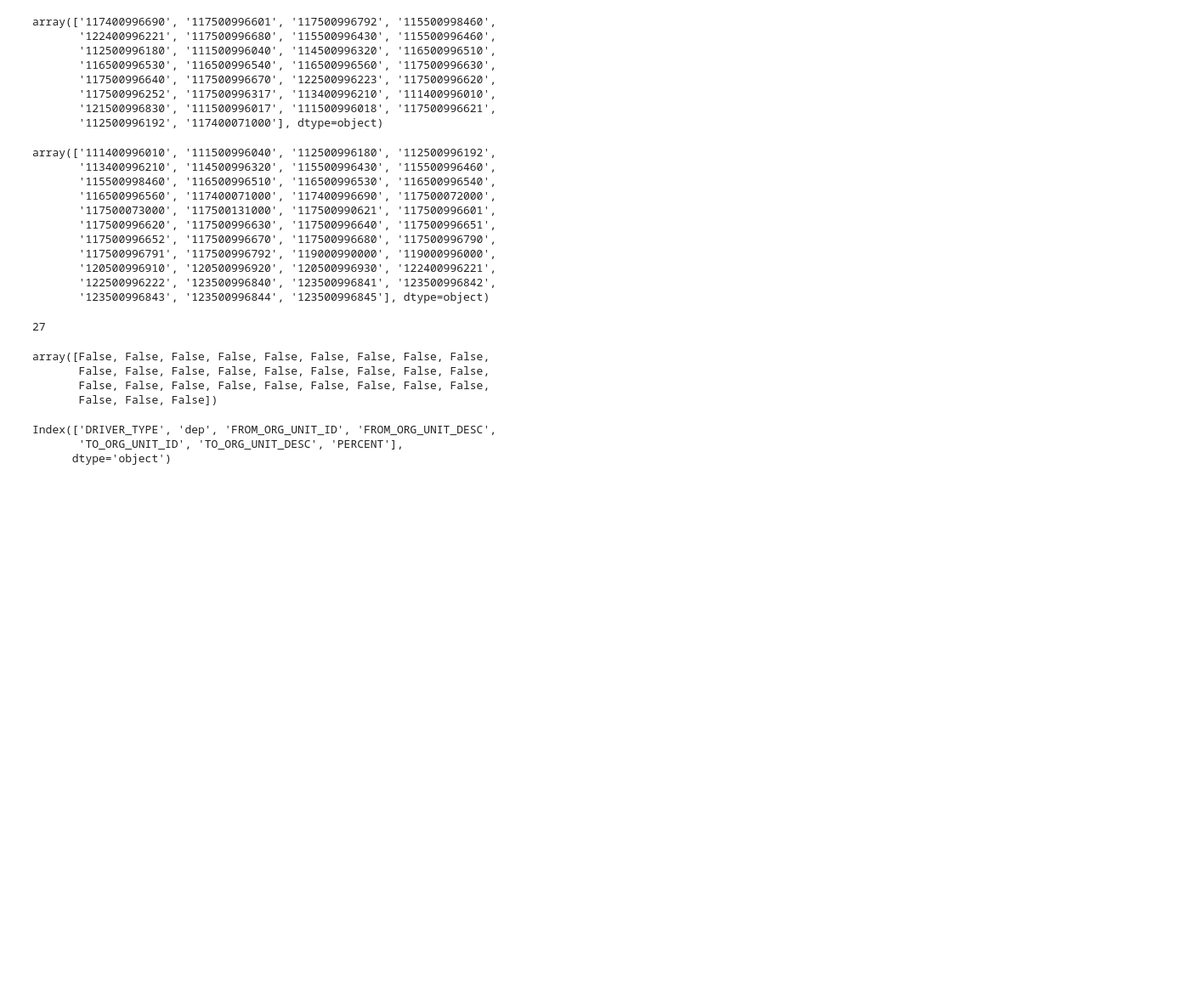
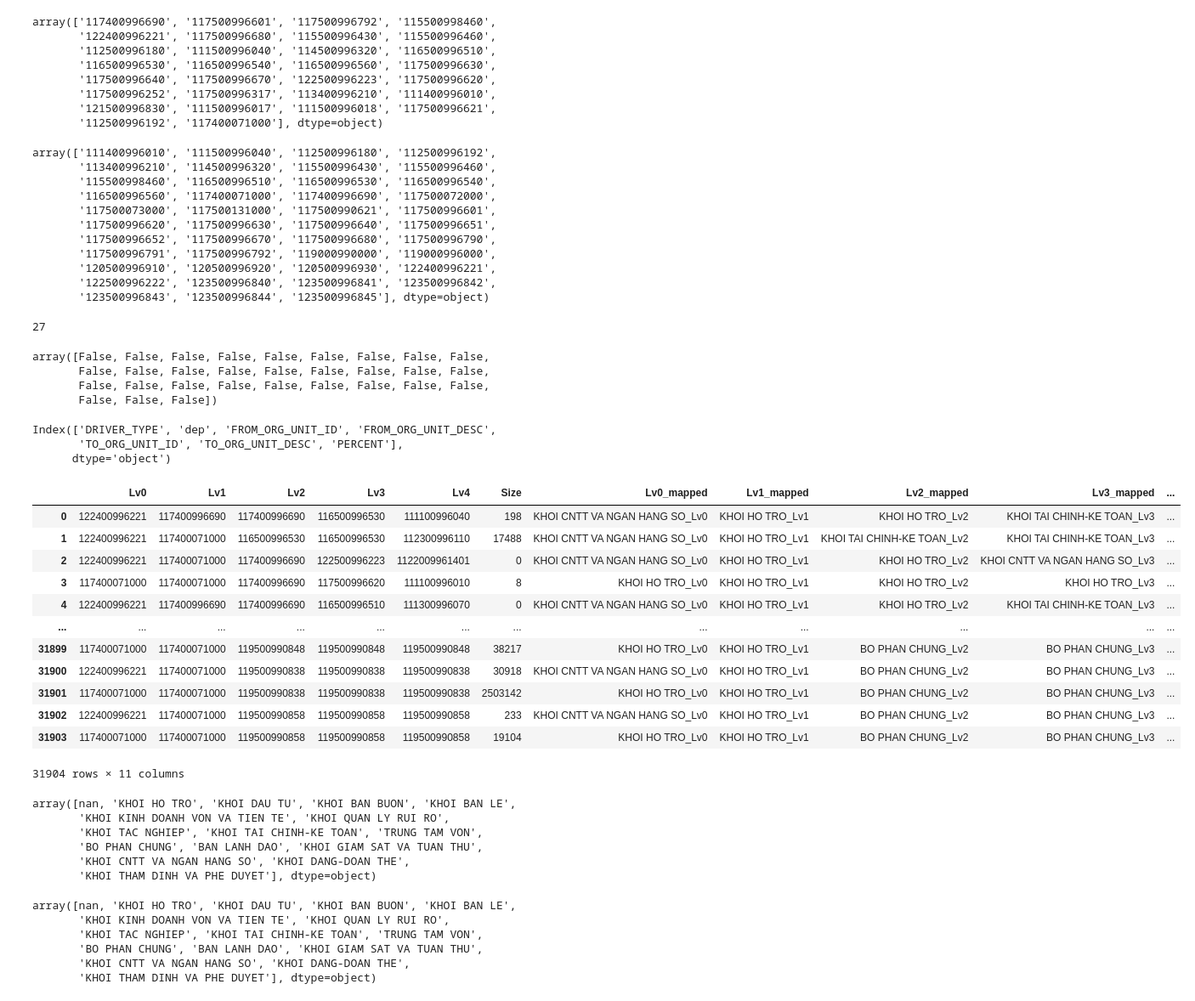
Before and after one commit to DucNgMinh/Money_flow_diagram, a Jupyter notebook: check.ipynb, the cells around one changed output. Shown: that part at 85% size. Cells and saved outputs as stored; diff of their text form; code cells hidden in the pictures; blank space fills up the shorter version.

```diff
--- a/check.ipynb
+++ b/check.ipynb
@@ -207,3 +207,79 @@ pb_df.columns
 Index(['DRIVER_TYPE', 'dep', 'FROM_ORG_UNIT_ID', 'FROM_ORG_UNIT_DESC',
        'TO_ORG_UNIT_ID', 'TO_ORG_UNIT_DESC', 'PERCENT'],
       dtype='object')
+# %%
+import numpy as np
+import pandas as pd
+#pd.options.display.float_format = '{:.2%}'.format
+import plotly.graph_objects as go
+
+import streamlit as st
+import extra_streamlit_components as stx
+
+
+map_df = pd.read_csv(r'map_moi.csv')
+map_name = map_df.set_index('LEVEL_06_CODE ')['Tên khối'].to_dict()
+# load transaction data
+trans_df = pd.read_csv(r'./sample data lv pk.csv')[['Lv0', 'Lv1', 'Lv2', 'Lv3', 'Lv4', 'Size']]
+
+# create mapped columns for trans_df
+map_columns = ['Lv0', 'Lv1', 'Lv2', 'Lv3', 'Lv4']
+mapped_columns = [ col + '_mapped' for col in map_columns]
+for i, j in zip(map_columns, mapped_columns):
+    trans_df[j] = trans_df[i].map(map_name)
+    trans_df[j] = trans_df[j] + '_' + i
+
+
+all_lv_df = trans_df.groupby(mapped_columns)['Size'].sum().reset_index()
+lv_04_df = trans_df.groupby(['Lv0_mapped', 'Lv4_mapped'])['Size'].sum().reset_index()
+
+# load allocation data
+al_df = pd.read_csv(r'./Hai ha/KQ phan bo GD2_T092023.csv')
+al_df.rename(columns = {'Chi phí nhận phân bổ tại thời điểm':'Size'}, inplace = True)
+al_df.dropna(inplace= True)
+
+# create mapped columns for al_df
+al_df['Mã đơn vị tổ chức cấp 6_map'] = al_df['Mã đơn vị tổ chức cấp 6'].map(map_name)
+al_df['Mã SP cấp 5 PK'] = al_df['Mã SP cấp 5'].astype(str).str[:2]
+
+pk_df = al_df.groupby(['Mã đơn vị tổ chức cấp 6_map',  'Tên phân khúc KH cấp 3'])['Size'].sum().reset_index()
+
+sp_df = al_df.groupby(['Mã đơn vị tổ chức cấp 6_map', 'Mã SP cấp 5 PK'])['Size'].sum().reset_index()
+sp_df['Mã SP cấp 5 PK'] = 'SP_' + sp_df['Mã SP cấp 5 PK'].apply(str)
+
+sp_pk_df = al_df.groupby(['Mã đơn vị tổ chức cấp 6_map', 'Mã SP cấp 5 PK', 'Tên phân khúc KH cấp 3'])['Size'].sum().reset_index()
+sp_pk_df['Mã SP cấp 5 PK'] = 'SP_' + sp_pk_df['Mã SP cấp 5 PK'].apply(str)
+# %%
+trans_df
+# %% [output]
+|  | Lv0 | Lv1 | Lv2 | Lv3 | Lv4 | Size | Lv0_mapped | Lv1_mapped | Lv2_mapped | Lv3_mapped | ... |
+| 0 | 122400996221 | 117400996690 | 117400996690 | 116500996530 | 111100996040 | 198 | KHOI CNTT VA NGAN HANG SO_Lv0 | KHOI HO TRO_Lv1 | KHOI HO TRO_Lv2 | KHOI TAI CHINH-KE TOAN_Lv3 | ... |
+| 1 | 122400996221 | 117400071000 | 116500996530 | 116500996530 | 112300996110 | 17488 | KHOI CNTT VA NGAN HANG SO_Lv0 | KHOI HO TRO_Lv1 | KHOI TAI CHINH-KE TOAN_Lv2 | KHOI TAI CHINH-KE TOAN_Lv3 | ... |
+| 2 | 122400996221 | 117400071000 | 117400996690 | 122500996223 | 1122009961401 | 0 | KHOI CNTT VA NGAN HANG SO_Lv0 | KHOI HO TRO_Lv1 | KHOI HO TRO_Lv2 | KHOI CNTT VA NGAN HANG SO_Lv3 | ... |
+| 3 | 117400071000 | 117400071000 | 117400996690 | 117500996620 | 111100996010 | 8 | KHOI HO TRO_Lv0 | KHOI HO TRO_Lv1 | KHOI HO TRO_Lv2 | KHOI HO TRO_Lv3 | ... |
+| 4 | 122400996221 | 117400996690 | 117400996690 | 116500996510 | 111300996070 | 0 | KHOI CNTT VA NGAN HANG SO_Lv0 | KHOI HO TRO_Lv1 | KHOI HO TRO_Lv2 | KHOI TAI CHINH-KE TOAN_Lv3 | ... |
+| ... | ... | ... | ... | ... | ... | ... | ... | ... | ... | ... | ... |
+| 31899 | 117400071000 | 117400071000 | 119500990848 | 119500990848 | 119500990848 | 38217 | KHOI HO TRO_Lv0 | KHOI HO TRO_Lv1 | BO PHAN CHUNG_Lv2 | BO PHAN CHUNG_Lv3 | ... |
+| 31900 | 122400996221 | 117400071000 | 119500990838 | 119500990838 | 119500990838 | 30918 | KHOI CNTT VA NGAN HANG SO_Lv0 | KHOI HO TRO_Lv1 | BO PHAN CHUNG_Lv2 | BO PHAN CHUNG_Lv3 | ... |
+| 31901 | 117400071000 | 117400071000 | 119500990838 | 119500990838 | 119500990838 | 2503142 | KHOI HO TRO_Lv0 | KHOI HO TRO_Lv1 | BO PHAN CHUNG_Lv2 | BO PHAN CHUNG_Lv3 | ... |
+| 31902 | 122400996221 | 117400071000 | 119500990858 | 119500990858 | 119500990858 | 233 | KHOI CNTT VA NGAN HANG SO_Lv0 | KHOI HO TRO_Lv1 | BO PHAN CHUNG_Lv2 | BO PHAN CHUNG_Lv3 | ... |
+| 31903 | 117400071000 | 117400071000 | 119500990858 | 119500990858 | 119500990858 | 19104 | KHOI HO TRO_Lv0 | KHOI HO TRO_Lv1 | BO PHAN CHUNG_Lv2 | BO PHAN CHUNG_Lv3 | ... |
+31904 rows × 11 columns
+# %%
+map_df['Tên khối'].unique()
+# %% [output]
+array([nan, 'KHOI HO TRO', 'KHOI DAU TU', 'KHOI BAN BUON', 'KHOI BAN LE',
+       'KHOI KINH DOANH VON VA TIEN TE', 'KHOI QUAN LY RUI RO',
+       'KHOI TAC NGHIEP', 'KHOI TAI CHINH-KE TOAN', 'TRUNG TAM VON',
+       'BO PHAN CHUNG', 'BAN LANH DAO', 'KHOI GIAM SAT VA TUAN THU',
+       'KHOI CNTT VA NGAN HANG SO', 'KHOI DANG-DOAN THE',
+       'KHOI THAM DINH VA PHE DUYET'], dtype=object)
+# %%
+map_df['Tên khối'].unique()
+# %% [output]
+array([nan, 'KHOI HO TRO', 'KHOI DAU TU', 'KHOI BAN BUON', 'KHOI BAN LE',
+       'KHOI KINH DOANH VON VA TIEN TE', 'KHOI QUAN LY RUI RO',
+       'KHOI TAC NGHIEP', 'KHOI TAI CHINH-KE TOAN', 'TRUNG TAM VON',
+       'BO PHAN CHUNG', 'BAN LANH DAO', 'KHOI GIAM SAT VA TUAN THU',
+       'KHOI CNTT VA NGAN HANG SO', 'KHOI DANG-DOAN THE',
+       'KHOI THAM DINH VA PHE DUYET'], dtype=object)
```
Also changed, not shown: parts of 13 cells of this notebook, 5 other files.
